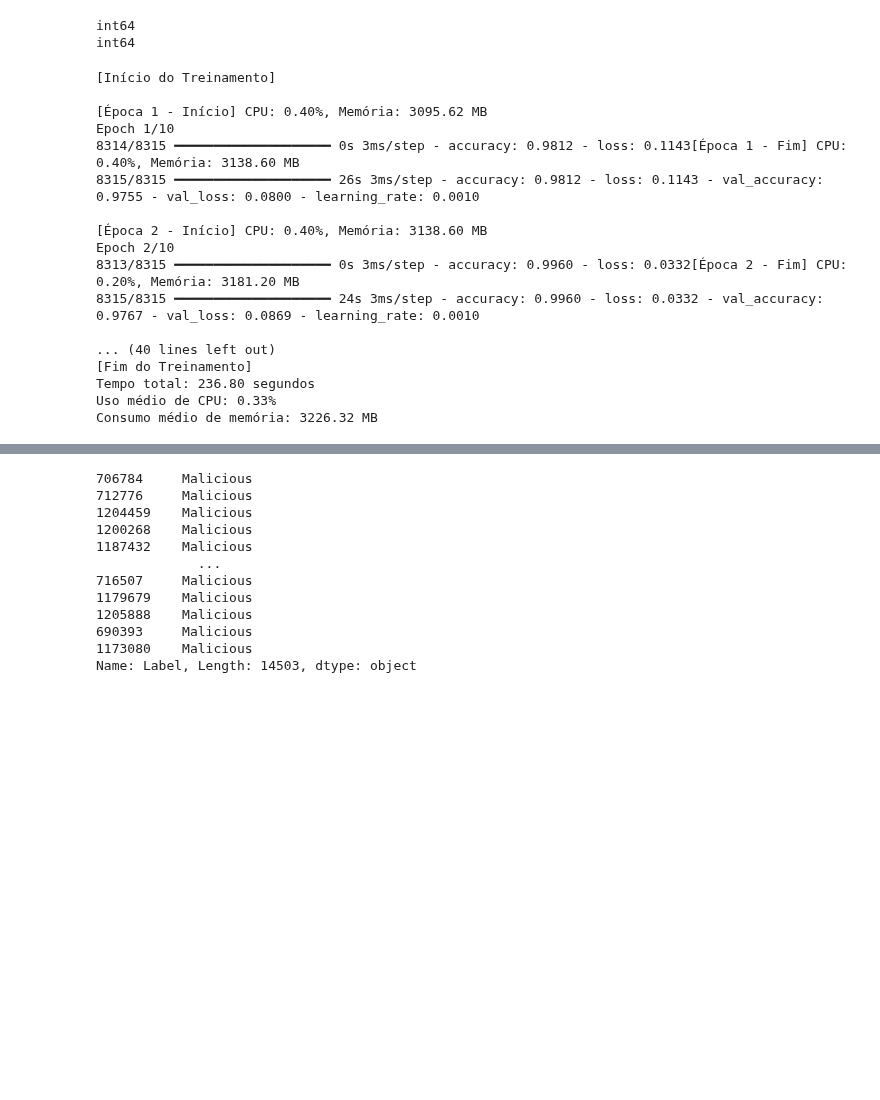
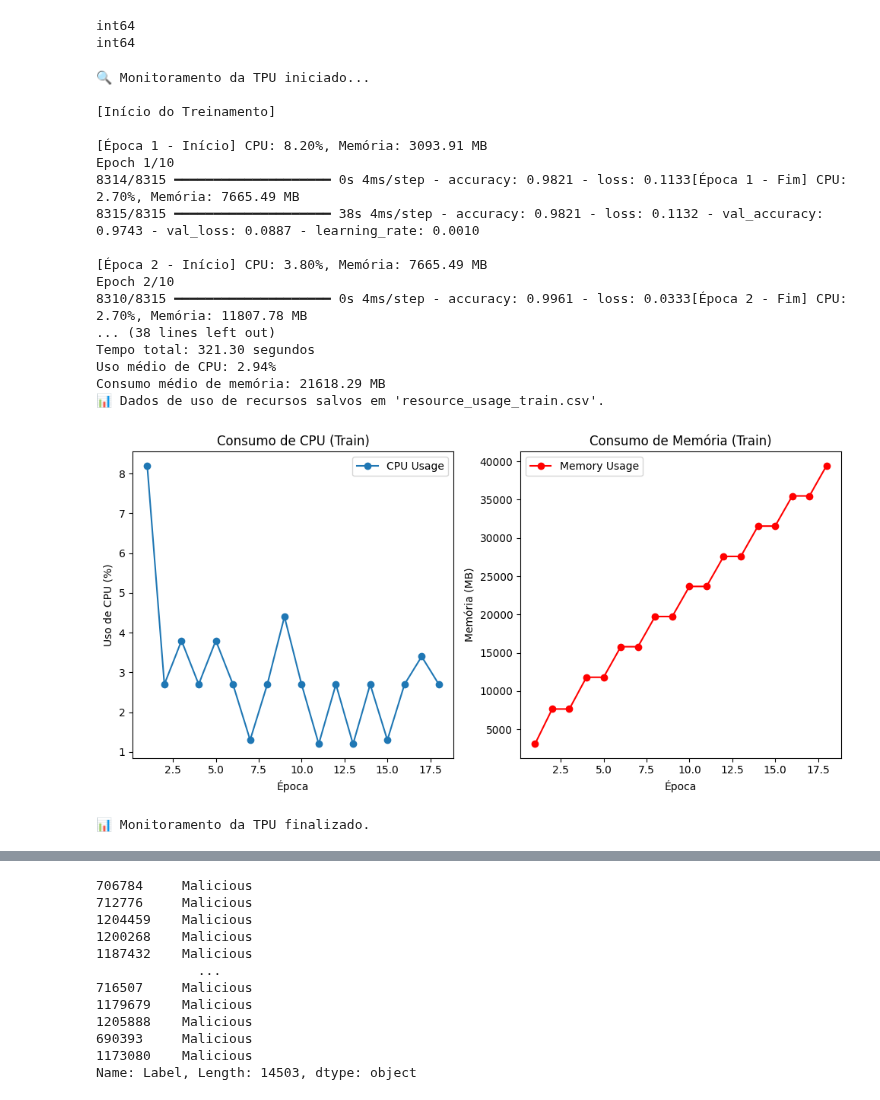
Before and after one commit to gabrieladamasceno/Attacks_5G, a Jupyter notebook: MLP_Binário_Zero_Day_SlowrateDoS.ipynb, the cells around one changed output, grey strips where cells are left out. Cells and saved outputs as stored; diff of their text form; code cells hidden in the pictures; blank space fills up the shorter version.

```diff
--- a/MLP_Binário_Zero_Day_SlowrateDoS.ipynb
+++ b/MLP_Binário_Zero_Day_SlowrateDoS.ipynb
@@ -333,45 +410,47 @@ from tensorflow.keras.regularizers import l2
 from tensorflow.keras.optimizers import Adam
 from sklearn.metrics import classification_report
 
 # Construção do Modelo
 model = Sequential()
 model.add(Input(shape=(X_train_balanced.shape[1],)))
 model.add(Dense(128, activation='relu', kernel_regularizer=l2(0.001)))
 model.add(Dropout(0.4))
 model.add(Dense(64, activation='relu', kernel_regularizer=l2(0.001)))
 model.add(Dropout(0.4))
 model.add(Dense(32, activation='relu', kernel_regularizer=l2(0.001)))
 model.add(Dropout(0.4))
 model.add(Dense(1, activation='sigmoid'))
 
 # Compilar o modelo
 model.compile(optimizer=Adam(learning_rate=0.001), loss='binary_crossentropy', metrics=['accuracy'])
 
 # Treinar o modelo
 history = model.fit(
     X_train_balanced, y_train_balanced,
     validation_data=(X_test_combined, y_test_combined),
     epochs=10,
     batch_size=128,
-    callbacks=[early_stopping, resource_monitor, reduce_lr]
+    callbacks=[early_stopping, resource_monitor_train, reduce_lr]
 )
 # %% [output]
+🔍 Monitoramento da TPU iniciado...
+
 [Início do Treinamento]
 
-[Época 1 - Início] CPU: 0.40%, Memória: 3095.62 MB
+[Época 1 - Início] CPU: 8.20%, Memória: 3093.91 MB
 Epoch 1/10
-8314/8315 ━━━━━━━━━━━━━━━━━━━━ 0s 3ms/step - accuracy: 0.9812 - loss: 0.1143[Época 1 - Fim] CPU: 0.40%, Memória: 3138.60 MB
-8315/8315 ━━━━━━━━━━━━━━━━━━━━ 26s 3ms/step - accuracy: 0.9812 - loss: 0.1143 - val_accuracy: 0.9755 - val_loss: 0.0800 - learning_rate: 0.0010
+8314/8315 ━━━━━━━━━━━━━━━━━━━━ 0s 4ms/step - accuracy: 0.9821 - loss: 0.1133[Época 1 - Fim] CPU: 2.70%, Memória: 7665.49 MB
+8315/8315 ━━━━━━━━━━━━━━━━━━━━ 38s 4ms/step - accuracy: 0.9821 - loss: 0.1132 - val_accuracy: 0.9743 - val_loss: 0.0887 - learning_rate: 0.0010
 
-[Época 2 - Início] CPU: 0.40%, Memória: 3138.60 MB
+[Época 2 - Início] CPU: 3.80%, Memória: 7665.49 MB
 Epoch 2/10
-8313/8315 ━━━━━━━━━━━━━━━━━━━━ 0s 3ms/step - accuracy: 0.9960 - loss: 0.0332[Época 2 - Fim] CPU: 0.20%, Memória: 3181.20 MB
-8315/8315 ━━━━━━━━━━━━━━━━━━━━ 24s 3ms/step - accuracy: 0.9960 - loss: 0.0332 - val_accuracy: 0.9767 - val_loss: 0.0869 - learning_rate: 0.0010
-
-... (40 lines left out)
-[Fim do Treinamento]
-Tempo total: 236.80 segundos
-Uso médio de CPU: 0.33%
-Consumo médio de memória: 3226.32 MB
+8310/8315 ━━━━━━━━━━━━━━━━━━━━ 0s 4ms/step - accuracy: 0.9961 - loss: 0.0333[Época 2 - Fim] CPU: 2.70%, Memória: 11807.78 MB
+... (38 lines left out)
+Tempo total: 321.30 segundos
+Uso médio de CPU: 2.94%
+Consumo médio de memória: 21618.29 MB
+📊 Dados de uso de recursos salvos em 'resource_usage_train.csv'.
+[figure, added]
+📊 Monitoramento da TPU finalizado.
 # %%
 # Fazer previsões diretas e arredondar (sem precisar de threshold manual)
```
Also changed, not shown: parts of 9 cells of this notebook.
